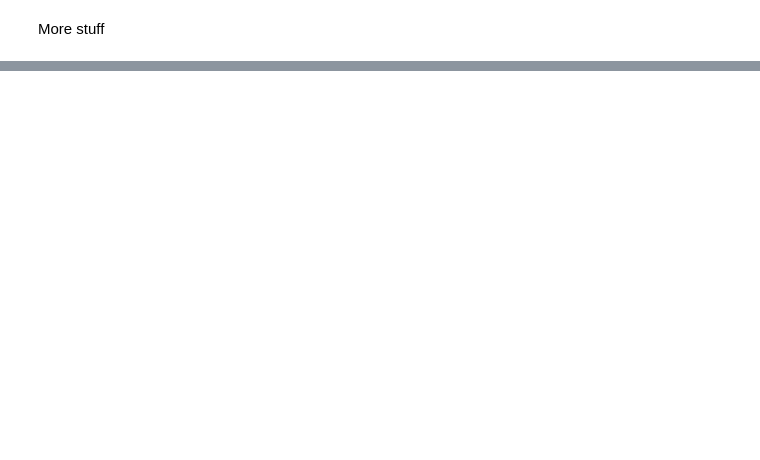
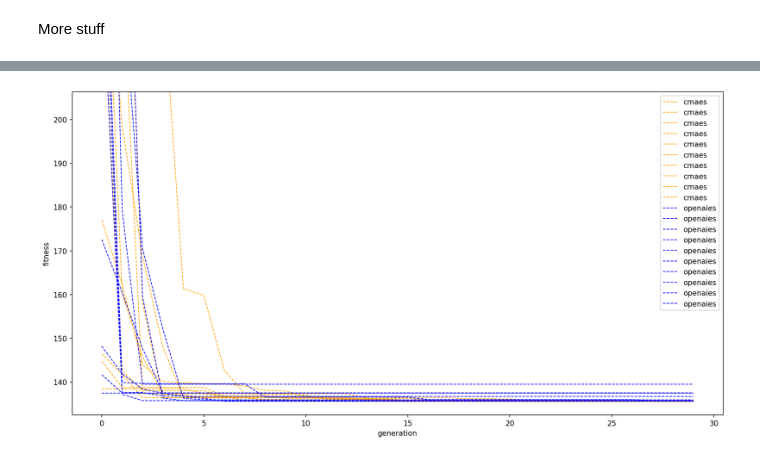
Before and after one commit to pauloBFalmeida/hydrone, a Jupyter notebook: Analise/analise_best_results_with_constraints_all.ipynb, the cells around one changed output, grey strips where cells are left out. Drawn from its saved outputs; the diff is of its cells as text; code cells hidden in the pictures; blank space fills up the shorter version.

```diff
--- a/Analise/analise_best_results_with_constraints_all.ipynb
+++ b/Analise/analise_best_results_with_constraints_all.ipynb
@@ -327 +437,31 @@ for z in range(2,8):
+# %%
+# Create a new figure
+plt.figure(figsize=(16,8), dpi=150)
+
+vs = '8_0'  # you can change this
+
+bottom_lim = 0
+lines = []
+for solver in best_results_by_vs[vs]:
+    color = solvers_colors[solver]
+    label = solver
+    linestyle='--'
+    results = best_results_by_vs[vs][solver]
+    bottom_lim = -results[0].fitness # just to crop the graph
+    for r in results:
+        history = r.history
+        history = np.negative(history)
+        line, = plt.plot(history, linewidth=1.0,linestyle=linestyle, color=color, label=label)
+        lines.append(line)
+
+plt.legend(handles=lines)
+
+plt.xlabel('generation')
+plt.ylabel('fitness')
+
+plt.ylim(bottom_lim-5, bottom_lim*1.5)
+#
+plt.show()
+# %% [output]
+[figure, added]
 # %%
```
Also changed, not shown: parts of 29 cells of this notebook.
